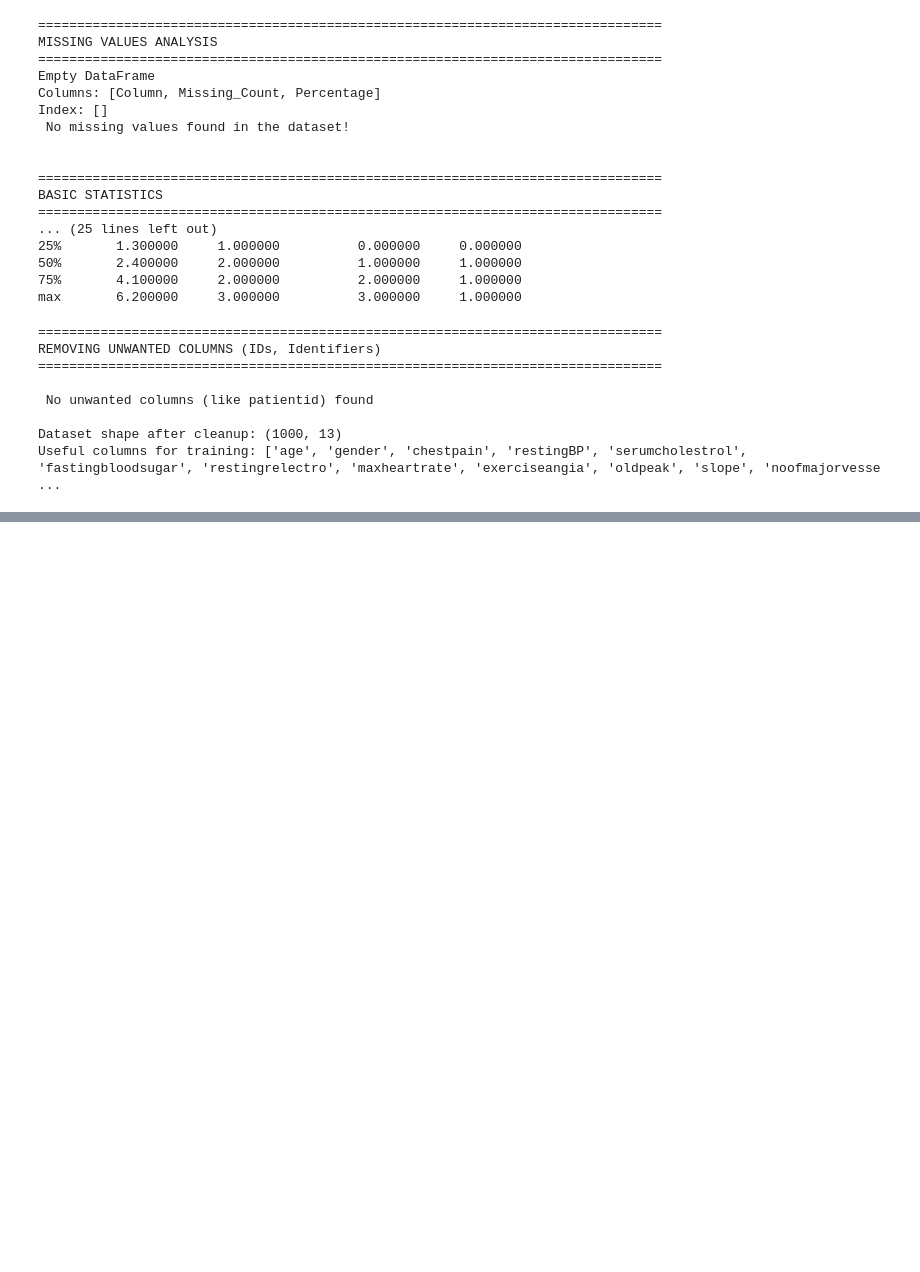
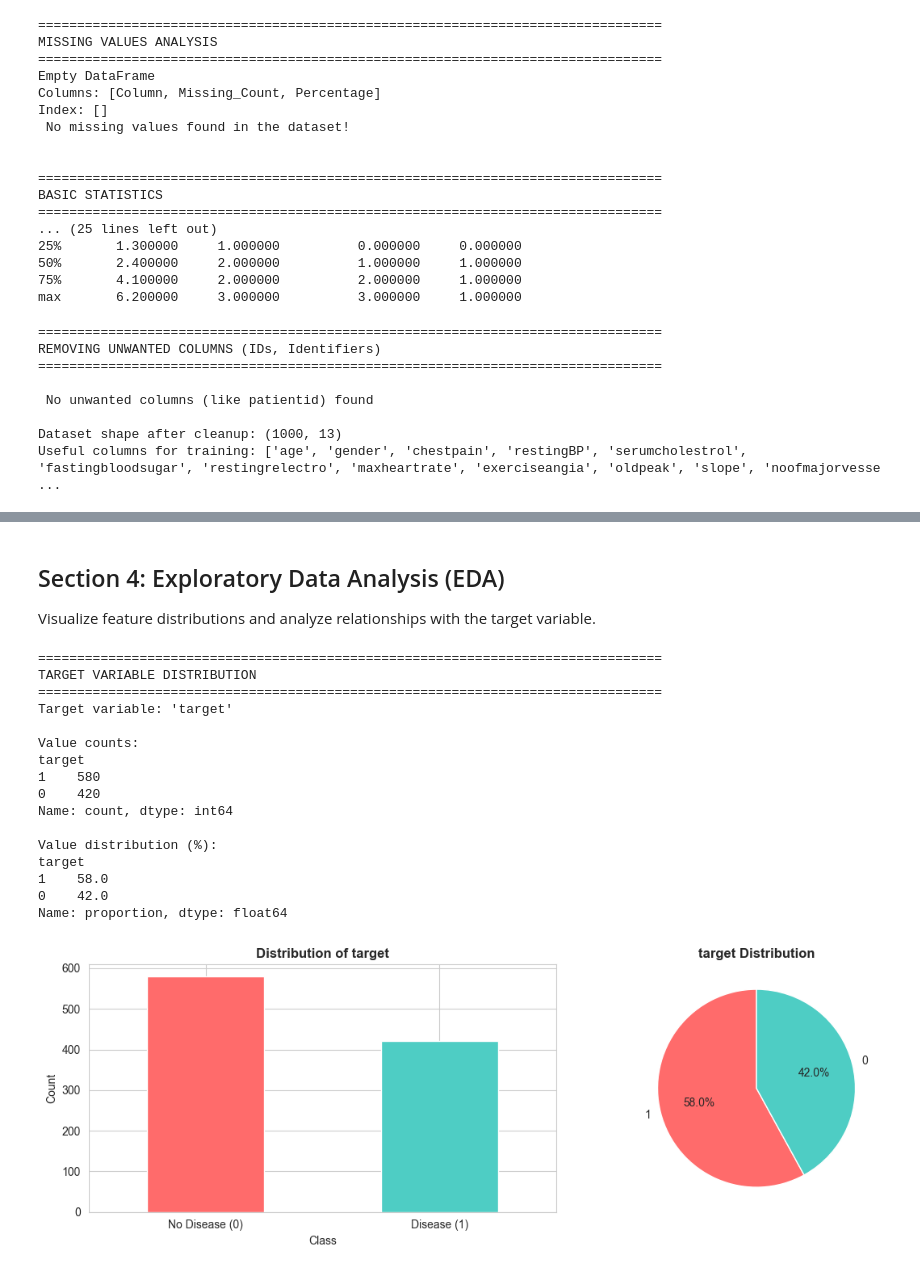
Before and after one commit to perera2001/ML-Assignment-, a Jupyter notebook: Logistic/logistic.ipynb, the cells around one changed output, grey strips where cells are left out. Cells and saved outputs as stored; diff of their text form; code cells hidden in the pictures; blank space fills up the shorter version.

Commit message:
Data cleaning and EDA

```diff
--- a/Logistic/logistic.ipynb
+++ b/Logistic/logistic.ipynb
@@ -257,0 +327,57 @@ Useful columns for training: ['age', 'gender', 'chestpain', 'restingBP', 'serumc
+# %% [markdown]
+## Section 4: Exploratory Data Analysis (EDA)
+
+Visualize feature distributions and analyze relationships with the target variable.
+# %%
+# Check target variable distribution
+print("=" * 80)
+print("TARGET VARIABLE DISTRIBUTION")
+print("=" * 80)
+
+# Identify target column
+target_col = 'target' if 'target' in df.columns else df.columns[-1]
+print(f"Target variable: '{target_col}'")
+print("\nValue counts:")
+print(df[target_col].value_counts())
+print("\nValue distribution (%):")
+print(df[target_col].value_counts(normalize=True) * 100)
+print()
+
+# Visualize target distribution
+fig, axes = plt.subplots(1, 2, figsize=(12, 4))
+
+# Bar plot
+df[target_col].value_counts().plot(kind='bar', ax=axes[0], color=['#FF6B6B', '#4ECDC4'])
+axes[0].set_title(f'Distribution of {target_col}', fontsize=12, fontweight='bold')
+axes[0].set_xlabel('Class')
+axes[0].set_ylabel('Count')
+axes[0].set_xticklabels(['No Disease (0)', 'Disease (1)'], rotation=0)
+
+# Pie chart
+df[target_col].value_counts().plot(kind='pie', ax=axes[1], autopct='%1.1f%%',
+                                    colors=['#FF6B6B', '#4ECDC4'], startangle=90)
+axes[1].set_title(f'{target_col} Distribution', fontsize=12, fontweight='bold')
+axes[1].set_ylabel('')
+
+plt.tight_layout()
+plt.show()
+
+print()
+# %% [output]
+================================================================================
+TARGET VARIABLE DISTRIBUTION
+================================================================================
+Target variable: 'target'
+
+Value counts:
+target
+1    580
+0    420
+Name: count, dtype: int64
+
+Value distribution (%):
+target
+1    58.0
+0    42.0
+Name: proportion, dtype: float64
+[figure, added]
```
Also changed, not shown: parts of 4 cells of this notebook.
